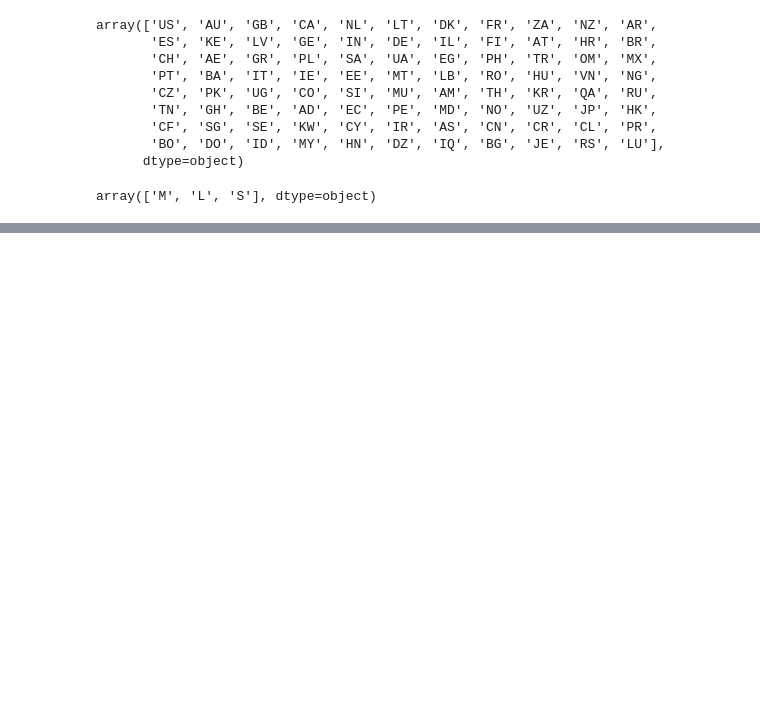
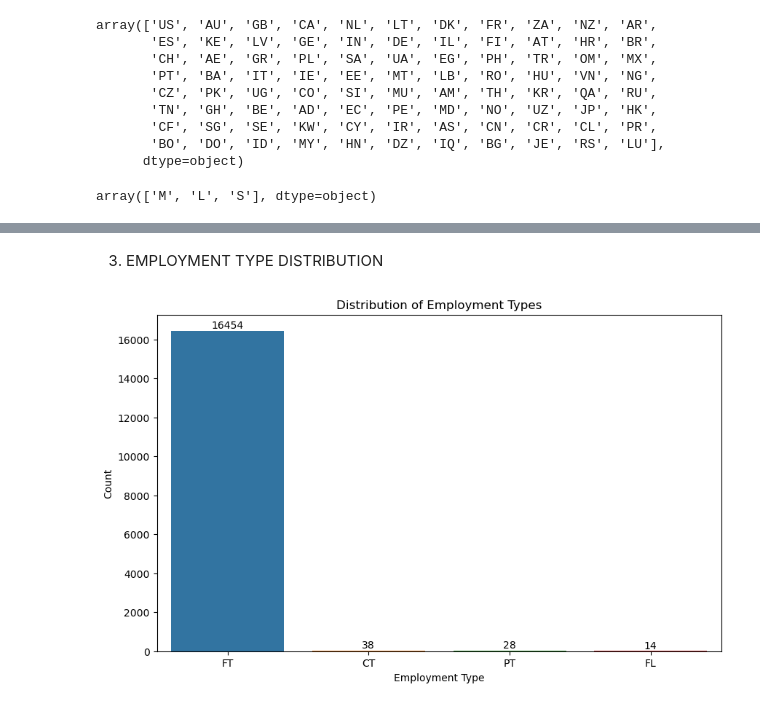
Before and after one commit to Justcolins/JOB-SALARY-ANALYSIS, a Jupyter notebook: job.ipynb, the cells around one changed output, grey strips where cells are left out. Drawn from its saved outputs; the diff is of its cells as text; code cells hidden in the pictures; blank space fills up the shorter version.

```diff
--- a/job.ipynb
+++ b/job.ipynb
@@ -451,0 +416,21 @@ jobs.head(10)
+# %% [markdown]
+3. EMPLOYMENT TYPE DISTRIBUTION
+# %%
+# Employment type distribution
+plt.figure(figsize=(10, 6))
+sns.countplot(data=jobs, x='employment_type')
+
+# Calculate value counts
+value_counts = jobs['employment_type'].value_counts()
+
+plt.title('Distribution of Employment Types')
+plt.xlabel('Employment Type')
+plt.ylabel('Count')
+
+# Add value counts above the bars
+for i, count in enumerate(value_counts):
+    plt.text(i, count + 10, f'{count}', ha='center', va='bottom')
+
+plt.show()
+# %% [output]
+[figure, added]
```
Also changed, not shown: parts of 12 cells of this notebook.
